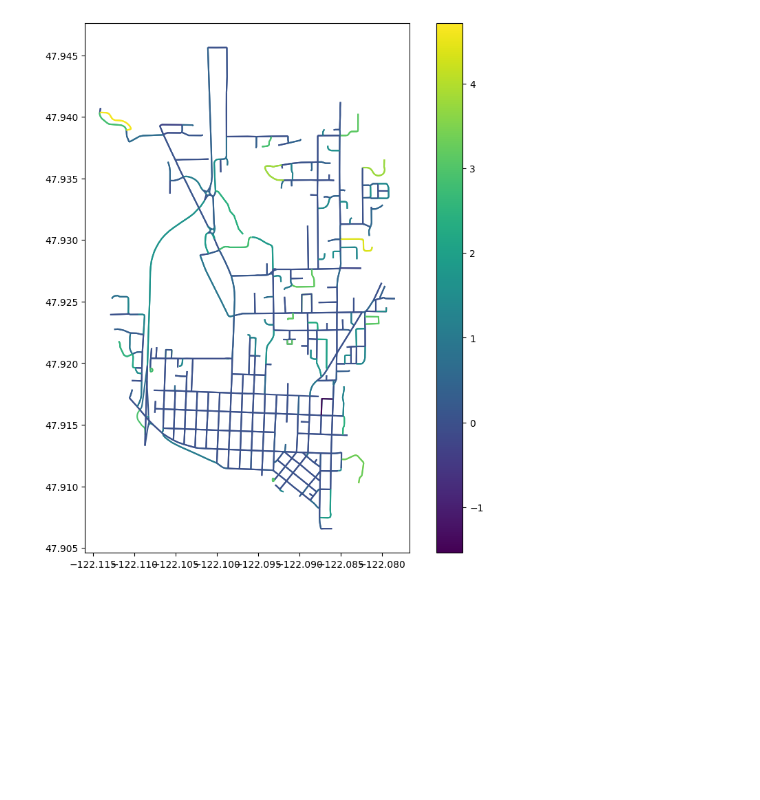
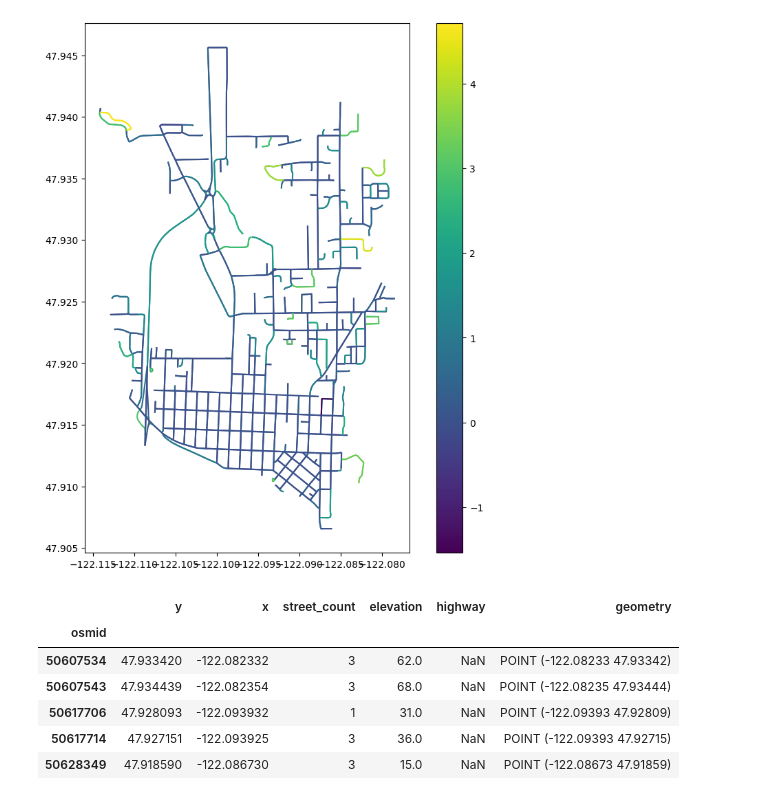
Before and after one commit to EthanMors/Motorcycle-ML-Route-Finder, a Jupyter notebook: phase1_exploration.ipynb, the cells around one changed output. Cells and saved outputs as stored; diff of their text form; code cells hidden in the pictures; blank space fills up the shorter version.

```diff
--- a/phase1_exploration.ipynb
+++ b/phase1_exploration.ipynb
@@ -155,3 +166,13 @@ gdf_edges.plot(column='curvature', figsize=(10, 10), legend=True)
 # %% [output]
 <Axes: >
 [figure]
+# %%
+gdf_nodes.head()
+# %% [output]
+|  | y | x | street_count | elevation | highway | geometry |
+| osmid |  |  |  |  |  |  |
+| 50607534 | 47.933420 | -122.082332 | 3 | 62.0 | NaN | POINT (-122.08233 47.93342) |
+| 50607543 | 47.934439 | -122.082354 | 3 | 68.0 | NaN | POINT (-122.08235 47.93444) |
+| 50617706 | 47.928093 | -122.093932 | 1 | 31.0 | NaN | POINT (-122.09393 47.92809) |
+| 50617714 | 47.927151 | -122.093925 | 3 | 36.0 | NaN | POINT (-122.09393 47.92715) |
+| 50628349 | 47.918590 | -122.086730 | 3 | 15.0 | NaN | POINT (-122.08673 47.91859) |
```
Also changed, not shown: parts of 3 cells of this notebook, 5 other files.
